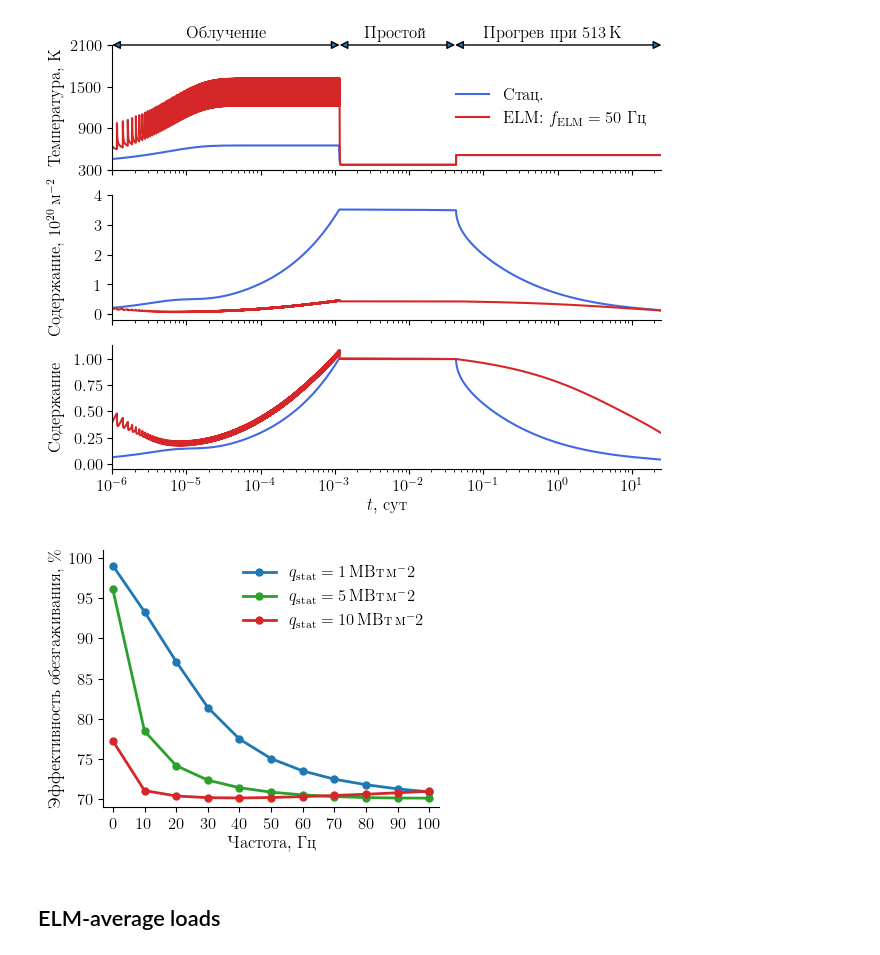
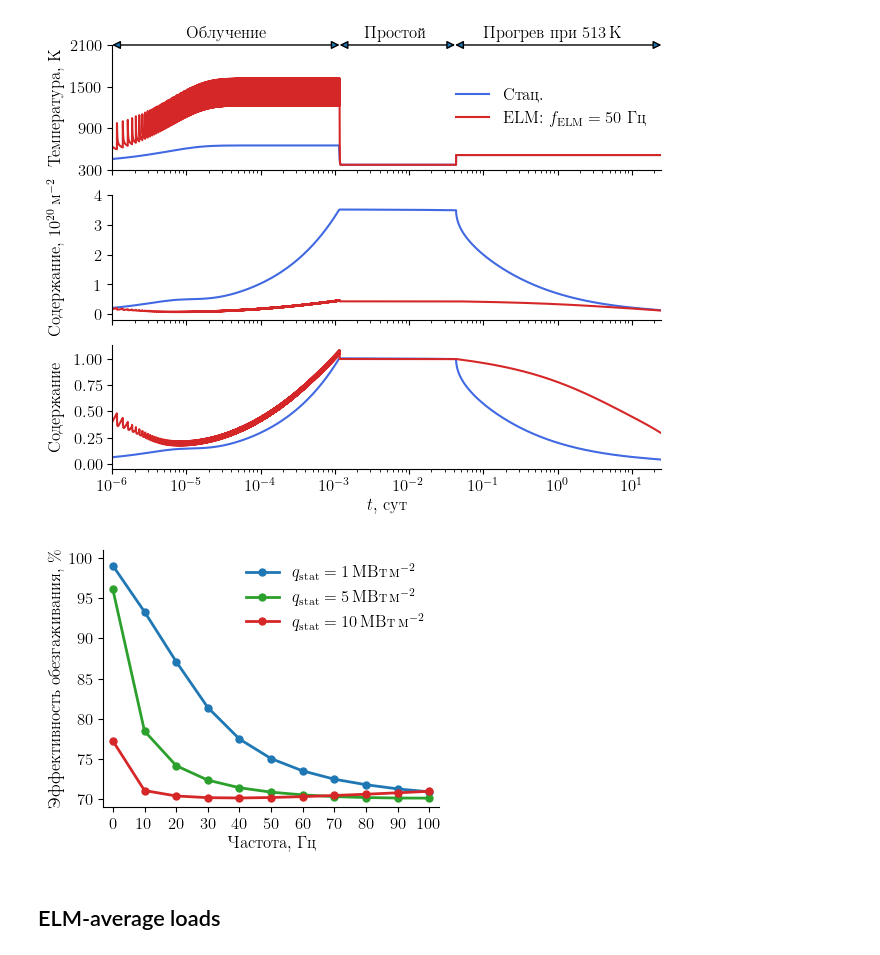
Before and after one commit to KulaginVladimir/PhD, a Jupyter notebook: Scripts/Chapter_3/ELMs/ELMs.ipynb, the cells around one changed output. Saved outputs shown, nothing was run; the diff lists cells and outputs as text; code cells hidden in the pictures.

```diff
--- a/Scripts/Chapter_3/ELMs/ELMs.ipynb
+++ b/Scripts/Chapter_3/ELMs/ELMs.ipynb
@@ -947,35 +947,35 @@ for i, q in enumerate(qs):
         initial_retention = raw[0, 2]
         final_retention = raw[-1, 2]
         ratio = final_retention / initial_retention
 
         data[i][j] = ratio
 
 colors = ["tab:blue", "tab:green", "tab:red"]
 plt.figure(figsize=(110 * mm2inch, 85 * mm2inch))
 for i, dat in enumerate(data):
     plt.plot(
         freqs,
         (1 - np.array(dat)) * 100,
         marker="o",
         ms=5,
         lw=2,
         color=colors[i],
-        label=rf"$q_\mathrm{{stat}}={qs[i]}\,$МВт$\,$м$^{-2}$",
+        label=rf"$q_\mathrm{{stat}}={qs[i]}\,$МВт$\,$м$^{{-2}}$",
     )
 
 plt.xlim(-3, 103)
 plt.ylim(69, 101)
 plt.xticks([i for i in range(0, 110, 10)])
 plt.ylabel("Эффективность обезгаживания, \%")
 plt.xlabel("Частота, Гц")
 plt.legend()
 
 plt.savefig(
     "../../../Thesis/images/baking_efficiency.pdf", bbox_inches="tight", pad_inches=0.01
 )
 plt.show()
 # %% [output]
-[figure, old version]
+[figure, new version]
 # %% [markdown]
 ## ELM-average loads
 # %%
```
Also changed, not shown: 20 other files.
